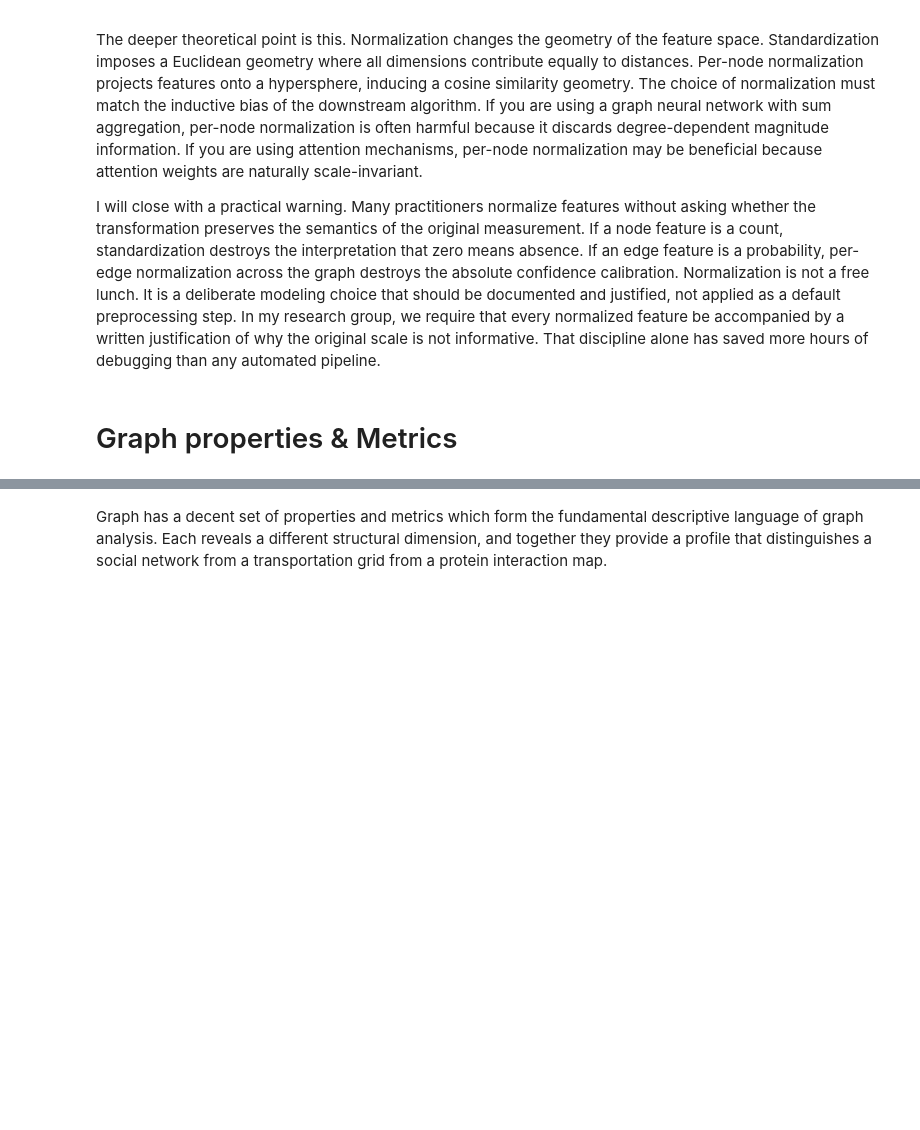
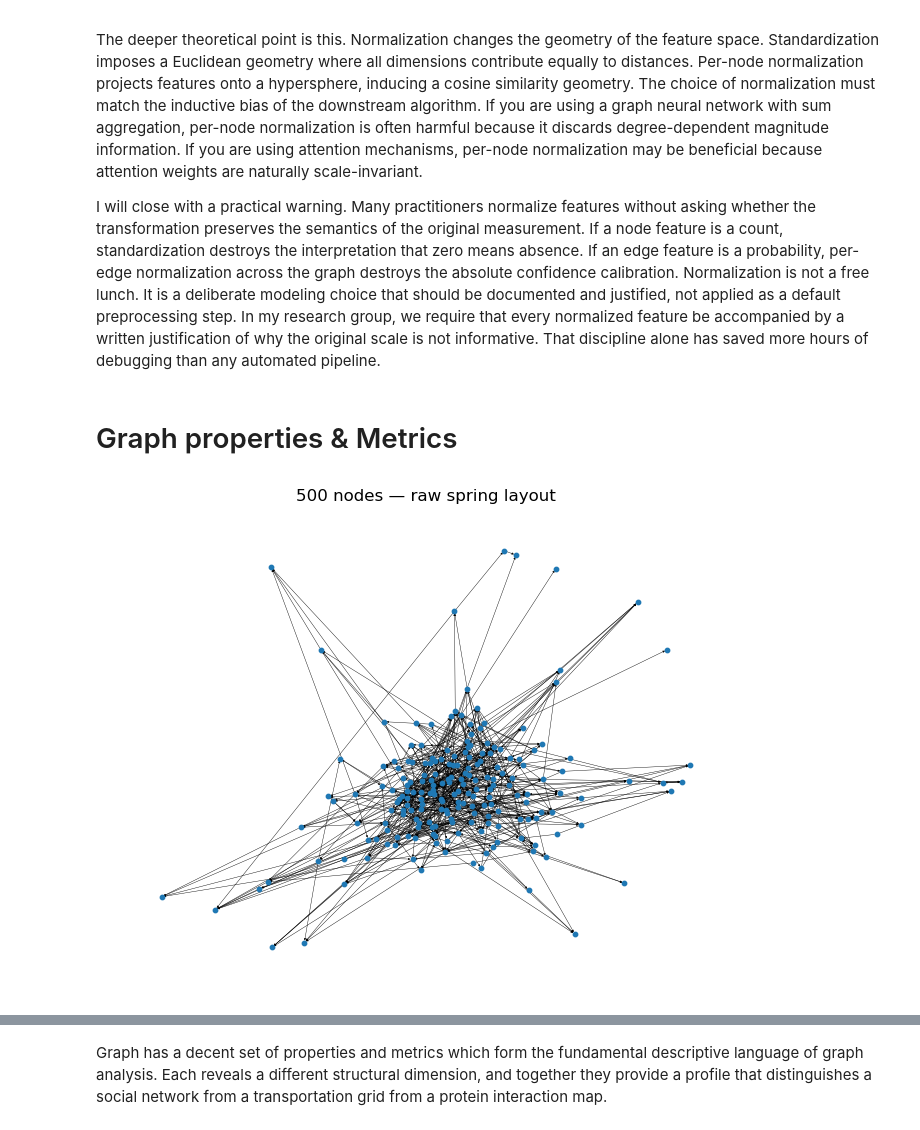
Before and after one commit to ImadElMaftouhi/Machine-learning, a Jupyter notebook: notebooks/graph_101.ipynb, the cells around one changed output, grey strips where cells are left out. Cells and saved outputs as stored; diff of their text form; code cells hidden in the pictures; blank space fills up the shorter version.

Commit message:
feat(graph_101.ipynb): exploring graph metrics

```diff
--- a/notebooks/graph_101.ipynb
+++ b/notebooks/graph_101.ipynb
@@ -829,3 +830,31 @@ The deeper theoretical point is this. Normalization changes the geometry of the
 I will close with a practical warning. Many practitioners normalize features without asking whether the transformation preserves the semantics of the original measurement. If a node feature is a count, standardization destroys the interpretation that zero means absence. If an edge feature is a probability, per-edge normalization across the graph destroys the absolute confidence calibration. Normalization is not a free lunch. It is a deliberate modeling choice that should be documented and justified, not applied as a default preprocessing step. In my research group, we require that every normalized feature be accompanied by a written justification of why the original scale is not informative. That discipline alone has saved more hours of debugging than any automated pipeline.
 # %% [markdown]
 # Graph properties & Metrics
+# %%
+# let's first build a solid graph for other purposes
+
+nodes = np.array(range(0, 200, 1))
+edge_list = np.random.randint(200, size=(600, 2))
+weights = np.round(np.random.rand(600), decimals=3)
+edge_attr = np.column_stack((edge_list, weights))
+# %%
+# now for actuall representation in memory, we can either use a weighted adjacency list (dict of dicts) or an adjacency matrix
+# I'll go with the adjacency list for less memory usage
+
+graph = {}
+for src, dst, w in edge_attr:
+    src, dst = int(src), int(dst)
+    if src not in graph:
+        graph[src] = {}
+        graph[src][dst] = w
+# %%
+G = nx.DiGraph()
+for src, dst, w in edge_attr:
+    G.add_edge(int(src), int(dst), weight=w)
+# %%
+pos = nx.spring_layout(G, seed=42)
+nx.draw(G, pos, node_size=10, width=0.3, arrowsize=3)
+plt.title("500 nodes — raw spring layout")
+plt.show()
+# %% [output]
+[figure, added]
```
Also changed, not shown: parts of 17 cells of this notebook.
